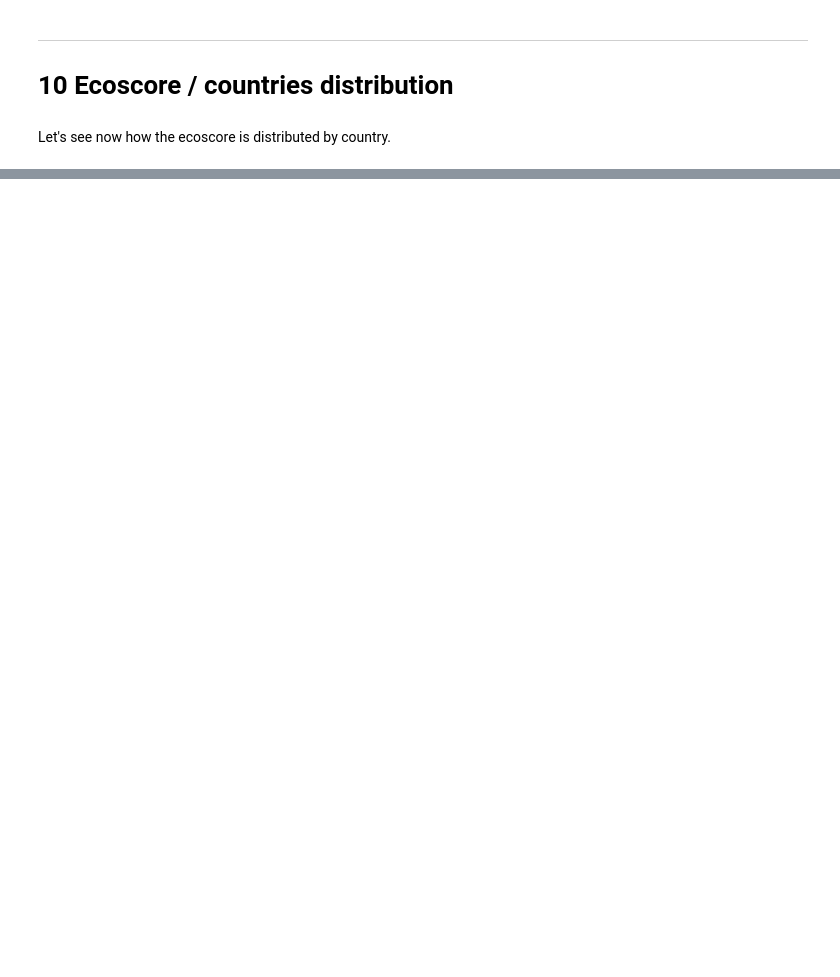
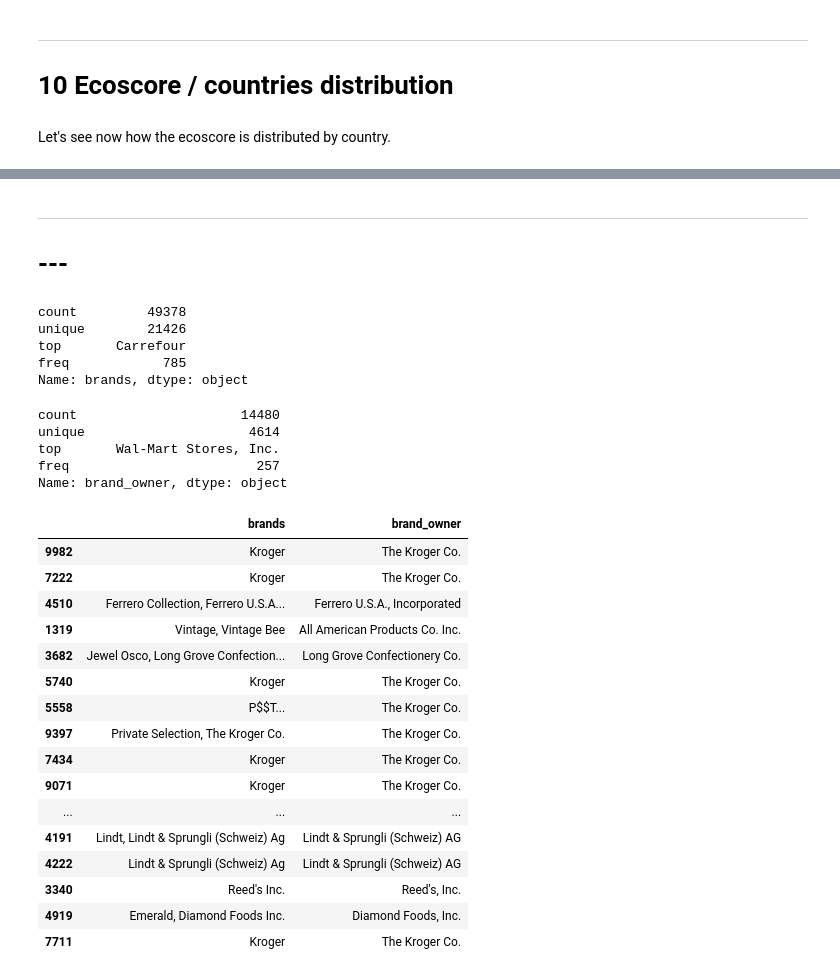
Before and after one commit to curiousmindflow/oc-ml-p2, a Jupyter notebook: exploration.ipynb, the cells around one changed output, grey strips where cells are left out. Drawn from its saved outputs; the diff is of its cells as text; code cells hidden in the pictures; blank space fills up the shorter version.

```diff
--- a/exploration.ipynb
+++ b/exploration.ipynb
@@ -91,5 +217,8 @@ The worst is a product for the health (high nutriscore), the better it is for th
 # %% [markdown]
 ***
 # 7 Nutriscore / Nova_group trends
+# %%
+data["nova_group"] = data["nova_group"] ** 2
+# data["nova_group"] = np.sqrt(data["nova_group"])
 # %%
 feature_trend_bivar(data, "nutriscore_score", "Nutriscore", "nova_group", "Nova_group", 1000)
@@ -158,0 +341,39 @@ plt.show()
+# %% [markdown]
+***
+# ---
+# %%
+data.brands.describe()
+# %% [output]
+count         49378
+unique        21426
+top       Carrefour
+freq            785
+Name: brands, dtype: object
+# %%
+data.brand_owner.describe()
+# %% [output]
+count                     14480
+unique                     4614
+top       Wal-Mart Stores, Inc.
+freq                        257
+Name: brand_owner, dtype: object
+# %%
+data.loc[data.brands.notna() & data.brand_owner.notna()].loc[:, ["brands", "brand_owner"]].head(20)
+# %% [output]
+|  | brands | brand_owner |
+| 9982 | Kroger | The Kroger Co. |
+| 7222 | Kroger | The Kroger Co. |
+| 4510 | Ferrero Collection, Ferrero U.S.A... | Ferrero U.S.A., Incorporated |
+| 1319 | Vintage, Vintage Bee | All American Products Co. Inc. |
+| 3682 | Jewel Osco, Long Grove Confection... | Long Grove Confectionery Co. |
+| 5740 | Kroger | The Kroger Co. |
+| 5558 | P$$T... | The Kroger Co. |
+| 9397 | Private Selection, The Kroger Co. | The Kroger Co. |
+| 7434 | Kroger | The Kroger Co. |
+| 9071 | Kroger | The Kroger Co. |
+| ... | ... | ... |
+| 4191 | Lindt, Lindt & Sprungli (Schweiz) Ag | Lindt & Sprungli (Schweiz) AG |
+| 4222 | Lindt & Sprungli (Schweiz) Ag | Lindt & Sprungli (Schweiz) AG |
+| 3340 | Reed's Inc. | Reed's, Inc. |
+| 4919 | Emerald, Diamond Foods Inc. | Diamond Foods, Inc. |
+| 7711 | Kroger | The Kroger Co. |
```
Also changed, not shown: parts of 28 cells of this notebook.
